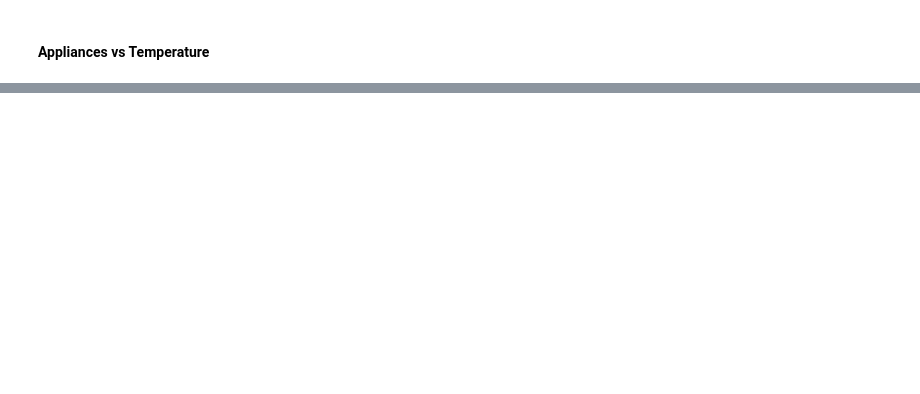
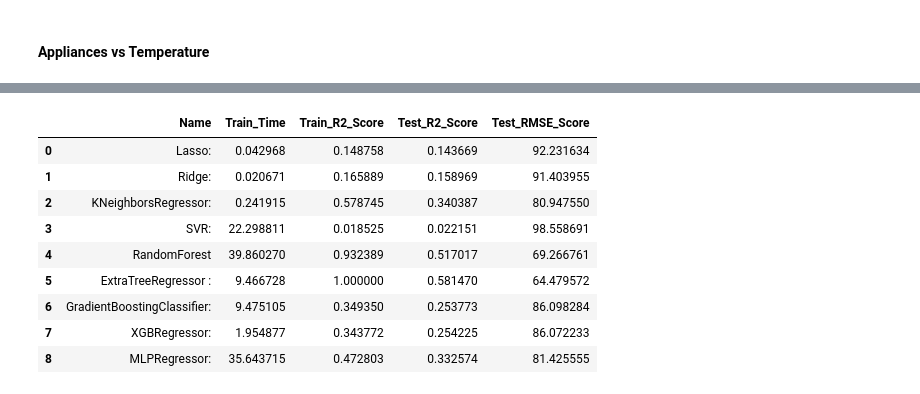
Before and after one commit to estoymukundjha/Energy-Application-Prediction, a Jupyter notebook: Appliance_Energy.ipynb, the cells around one changed output, grey strips where cells are left out. Cells and saved outputs as stored; diff of their text form; code cells hidden in the pictures; blank space fills up the shorter version.

```diff
--- a/Appliance_Energy.ipynb
+++ b/Appliance_Energy.ipynb
@@ -184,0 +220,7 @@ fig.show()
+# %%
+from sklearn.preprocessing import StandardScaler
+
+scaler = StandardScaler()
+x_train = scaler.fit_transform(x_train)
+
+x_test = scaler.transform(x_test)
@@ -184,0 +234,31 @@ fig.show()
+# %%
+models = [
+           ['Lasso: ', Lasso()],
+           ['Ridge: ', Ridge()],
+           ['KNeighborsRegressor: ',  neighbors.KNeighborsRegressor()],
+           ['SVR:' , SVR(kernel='rbf')],
+           ['RandomForest ',RandomForestRegressor()],
+           ['ExtraTreeRegressor :',ExtraTreesRegressor()],
+           ['GradientBoostingClassifier: ', GradientBoostingRegressor()] ,
+           ['XGBRegressor: ', xgb.XGBRegressor()] ,
+           ['MLPRegressor: ', MLPRegressor(  activation='relu', solver='adam',learning_rate='adaptive',max_iter=1000,learning_rate_init=0.01,alpha=0.01)]
+         ]
+# %%
+import time
+from math import sqrt
+from sklearn.metrics import mean_squared_error
+from sklearn import metrics
+
+model_data = []
+for name,curr_model in models :
+    curr_model_data = {}
+    curr_model.random_state = 78
+    curr_model_data["Name"] = name
+    start = time.time()
+    curr_model.fit(x_train, y_train)
+    end = time.time()
+    curr_model_data["Train_Time"] = end - start
+    curr_model_data["Train_R2_Score"] = metrics.r2_score(y_train,curr_model.predict(x_train))
+    curr_model_data["Test_R2_Score"] = metrics.r2_score(y_test,curr_model.predict(x_test))
+    curr_model_data["Test_RMSE_Score"] = sqrt(mean_squared_error(y_test,curr_model.predict(x_test)))
+    model_data.append(curr_model_data)
@@ -184,0 +267,15 @@ fig.show()
+# %%
+result = pd.DataFrame(model_data)
+# %%
+result
+# %% [output]
+|  | Name | Train_Time | Train_R2_Score | Test_R2_Score | Test_RMSE_Score |
+| 0 | Lasso: | 0.042968 | 0.148758 | 0.143669 | 92.231634 |
+| 1 | Ridge: | 0.020671 | 0.165889 | 0.158969 | 91.403955 |
+| 2 | KNeighborsRegressor: | 0.241915 | 0.578745 | 0.340387 | 80.947550 |
+| 3 | SVR: | 22.298811 | 0.018525 | 0.022151 | 98.558691 |
+| 4 | RandomForest | 39.860270 | 0.932389 | 0.517017 | 69.266761 |
+| 5 | ExtraTreeRegressor : | 9.466728 | 1.000000 | 0.581470 | 64.479572 |
+| 6 | GradientBoostingClassifier: | 9.475105 | 0.349350 | 0.253773 | 86.098284 |
+| 7 | XGBRegressor: | 1.954877 | 0.343772 | 0.254225 | 86.072233 |
+| 8 | MLPRegressor: | 35.643715 | 0.472803 | 0.332574 | 81.425555 |
```
Also changed, not shown: parts of 10 cells of this notebook.
